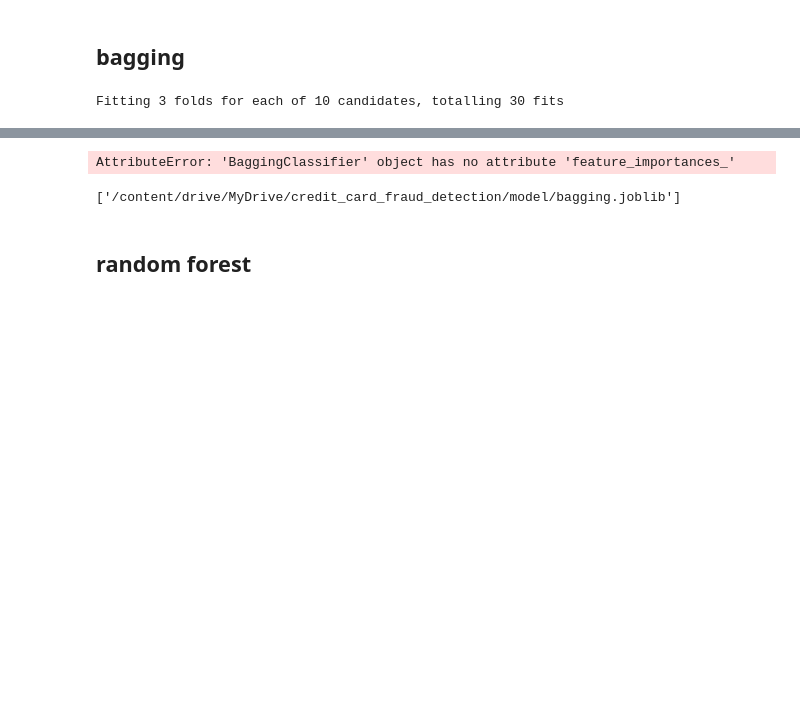
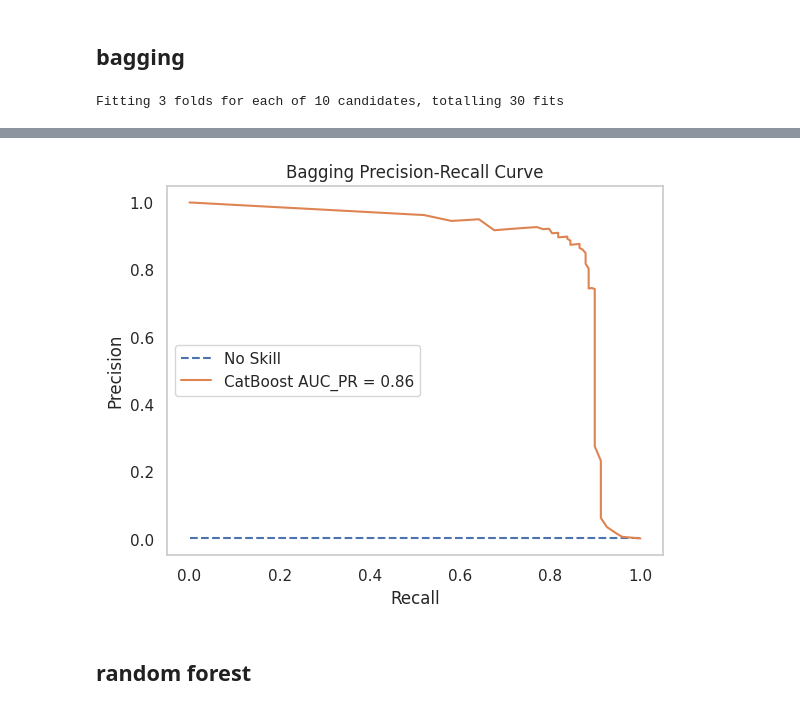
Before and after one commit to ConfusedTraveler/credit-card-fraud-detect, a Jupyter notebook: credit_card_fraud_detection_beta.ipynb, the cells around one changed output, grey strips where cells are left out. Saved outputs shown, nothing was run; the diff lists cells and outputs as text; code cells hidden in the pictures; blank space fills up the shorter version.

```diff
--- a/credit_card_fraud_detection_beta.ipynb
+++ b/credit_card_fraud_detection_beta.ipynb
@@ -401,25 +420,15 @@ Text(46.25, 0.5, 'True')
 # %%
-'''
 # (b) 计算Precision-Recall AUC并绘制曲线
-precision, recall, thresholds = precision_recall_curve(y_test, best_model.predict_proba(X_test)[:, 1])
+precision, recall, _ = precision_recall_curve(y_test, best_model.predict_proba(X_test)[:, 1])
 auc_pr = auc(recall, precision)
 plt.figure()
-plt.plot(recall, precision, label='Precision-Recall (area = %0.2f)' % auc_pr)
+no_skill = len(y_test[y_test==1]) / len(y_test)
+plt.plot([0, 1], [no_skill, no_skill], linestyle='--', label='No Skill')
+plt.plot(recall, precision, label='CatBoost AUC_PR = %0.2f' % auc_pr)
 plt.xlabel('Recall')
 plt.ylabel('Precision')
-plt.title('Precision-Recall Curve')
-plt.legend(loc="lower left")
-'''
+plt.title('Bagging Precision-Recall Curve')
+plt.legend(loc='center left')
+plt.grid(False)
+# %% [output]
+[figure, added]
-# %%
-# (c) 绘制特征重要性
-feature_importances = best_model.feature_importances_
-sorted_indices = feature_importances.argsort()[::-1]
-
-plt.figure()
-plt.title("Feature importances")
-plt.bar(range(len(feature_importances)), feature_importances[sorted_indices], align='center')
-plt.xticks(range(len(feature_importances)), indices=sorted_indices)
-plt.xlabel('Feature Index')
-plt.ylabel('Importance')
-# %% [output]
-AttributeError: 'BaggingClassifier' object has no attribute 'feature_importances_'
@@ -428,4 +434,0 @@ from joblib import dump, load
-# %%
-dump(best_model, '/content/drive/MyDrive/credit_card_fraud_detection/model/bagging.joblib')
-# %% [output]
-['/content/drive/MyDrive/credit_card_fraud_detection/model/bagging.joblib']
```
Also changed, not shown: parts of 62 cells of this notebook.
